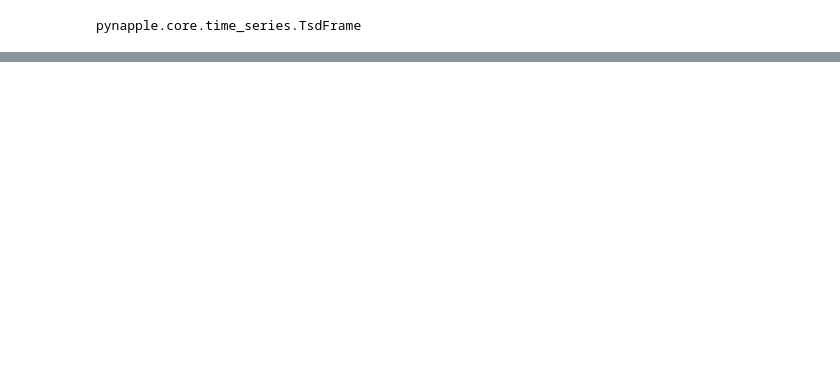
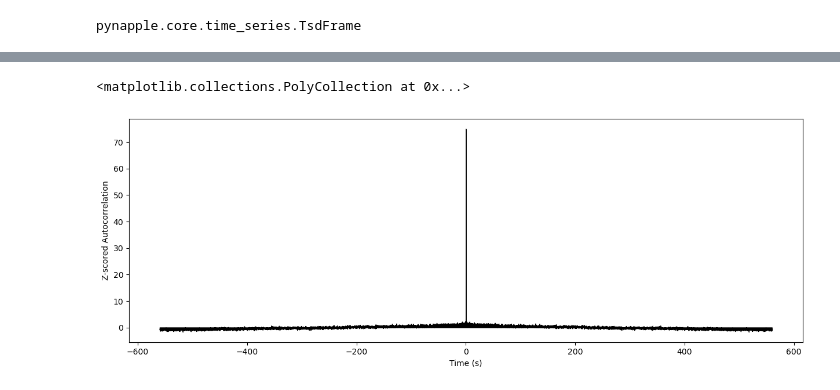
Before and after one commit to rly/replicate-gonzalo-cogno-2023, a Jupyter notebook: figure1_autocorr.ipynb, the cells around one changed output, grey strips where cells are left out. Saved outputs shown, nothing was run; the diff lists cells and outputs as text; code cells hidden in the pictures; blank space fills up the shorter version.

```diff
--- a/figure1_autocorr.ipynb
+++ b/figure1_autocorr.ipynb
@@ -504,2 +561,3 @@ type(acorr)
 # %%
-acorr[0][0-binsize:binsize]
+unit_id = acorr.columns[0]
+acorr[unit_id][0-binsize:binsize]
@@ -541,11 +636,15 @@ plt.clim([0, 2])
 # %%
-acorr_x = acorr_1.index.values
+import matplotlib.pyplot as plt
+acorr_x = acorr.index.values
 plt.figure(figsize=(15, 5))
 plt.xlabel("Time (s)")
 plt.ylabel("Z-scored Autocorrelation")
 plt.fill_between(
-    acorr_x, np.zeros_like(acorr_x), acorr_1[0].values, color="black"
+    acorr_x, np.zeros_like(acorr_x), acorr[unit_id].values, color="black"
 )
+# %% [output]
+<matplotlib.collections.PolyCollection at 0x...>
+[figure, added]
 # %%
 from scipy import signal
 
```
Also changed, not shown: parts of 49 cells of this notebook.
